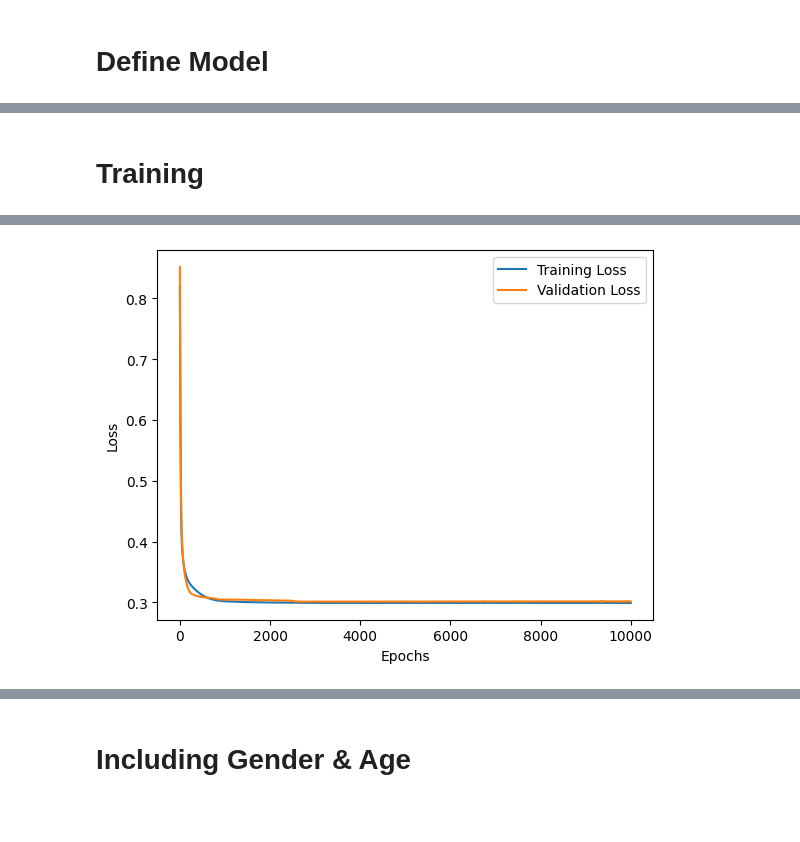
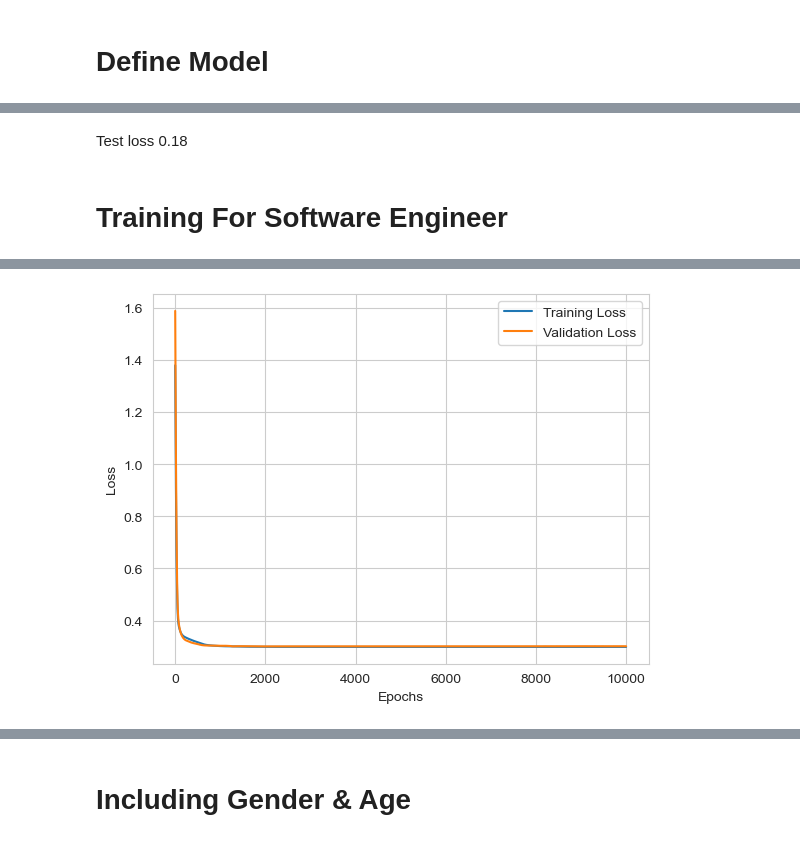
Before and after one commit to CarloRobbiani/ml_project, a Jupyter notebook: Salary new dataset/salary prediction.ipynb, the cells around one changed output, grey strips where cells are left out. Drawn from its saved outputs; the diff is of its cells as text; code cells hidden in the pictures; blank space fills up the shorter version.

```diff
--- a/Salary new dataset/salary prediction.ipynb
+++ b/Salary new dataset/salary prediction.ipynb
@@ -106,0 +213,20 @@ class RegressionModel(nn.Module):
+# %%
+selected_features = ['Years of Experience', 'Education Level']
+model_all = MLPRegressor(hidden_layer_sizes=(64, 64), max_iter=1000)
+model_all.fit(X_train[selected_features], y_train)
+
+y_pred = model_all.predict(X_test[selected_features])
+mse = mean_squared_error(y_test, y_pred)
+print(f'Mean Squared Error: {mse}')
+
+# Inverse transform predictions back to original salary scale
+y_test_pred_unscaled = scaler.inverse_transform(
+    np.concatenate((X_test[['Years of Experience']].values, y_pred.reshape(-1, 1), X_test[['Age']].values), axis=1))[:, 1]
+
+sum_error_all = 0
+
+for i, pred in enumerate(y_test_pred_unscaled):
+    actual_salary = scaler.inverse_transform(test[['Years of Experience', 'Salary', 'Age']].values)[i][1]
+    sum_error_all += abs(pred - actual_salary)/ len(y_test_pred_unscaled)
+
+print(f"Average Error: {sum_error_all}")
@@ -107,5 +386,7 @@ class RegressionModel(nn.Module):
+# %% [markdown]
+Test loss 0.18
 # %% [markdown]
-# Training
+# Training For Software Engineer
 # %%
 import torch
 import torch.nn as nn
@@ -116,11 +397,11 @@ from sklearn.model_selection import train_test_split
 # Filter data for a specific job title
 job = 'Software Engineer'
 df_job = df[df['Job Title'] == job]
-df_job = df_job.dropna(subset=['Salary', 'Years of Experience', 'Education Level'])
+df_job = df_job.dropna(subset=['Salary', 'Years of Experience', 'Education Level']).copy()
 
 # Encode 'Education Level' for simplicity
 education_mapping = {'High School': 0, 'Bachelor\'s': 1, 'Master\'s': 2, 'PhD': 3}
-df_job['Education Level'] = df_job['Education Level'].map(education_mapping)
+df_job['Education Level'] = df_job['Education Level'].map(education_mapping).copy()
 
 # Split the data
 train, test = train_test_split(df_job, test_size=0.3, random_state=42)
@@ -132,28 +413,14 @@ train[['Years of Experience', 'Salary']] = scaler.fit_transform(train[['Years of
 val[['Years of Experience', 'Salary']] = scaler.transform(val[['Years of Experience', 'Salary']])
 test[['Years of Experience', 'Salary']] = scaler.transform(test[['Years of Experience', 'Salary']])
 
-# Define the model
-class RegressionModel(nn.Module):
-    def __init__(self, input_dim, hidden_dim, output_dim):
-        super(RegressionModel, self).__init__()
-        self.layer1 = nn.Linear(input_dim, hidden_dim)
-        self.activation1 = nn.ReLU()
-        self.layer2 = nn.Linear(hidden_dim, output_dim)
-
-    def forward(self, x):
-        x = self.layer1(x)
-        x = self.activation1(x)
-        x = self.layer2(x)
-        return x
-
 # Set up model parameters
 input_dim = 2  # Years of Experience, Education Level
 hidden_dim = 64
 output_dim = 1
-model = RegressionModel(input_dim, hidden_dim, output_dim)
+model_SE = RegressionModel(input_dim, hidden_dim, output_dim)
 
 criterion = nn.MSELoss()
-optimizer = torch.optim.Adam(model.parameters(), lr=0.001, weight_decay=1e-4)  # Add weight decay for L2 regularization
+optimizer = torch.optim.Adam(model_SE.parameters(), lr=0.001, weight_decay=1e-4)  # Add weight decay for L2 regularization
 
 # Prepare data for PyTorch
 X_train = torch.tensor(train[['Years of Experience', 'Education Level']].values, dtype=torch.float32)
@@ -166,23 +433,23 @@ y_test = torch.tensor(test['Salary'].values, dtype=torch.float32).view(-1, 1)
 # Training loop
 train_losses, val_losses = [], []
 for epoch in range(10000):
-    model.train()
+    model_SE.train()
     optimizer.zero_grad()
-    y_pred = model(X_train)
+    y_pred = model_SE(X_train)
     train_loss = criterion(y_pred, y_train)
     train_loss.backward()
     optimizer.step()
     train_losses.append(train_loss.item())
 
     # Validation loss
-    model.eval()
+    model_SE.eval()
     with torch.no_grad():
-        y_val_pred = model(X_val)
+        y_val_pred = model_SE(X_val)
         val_loss = criterion(y_val_pred, y_val)
         val_losses.append(val_loss.item())
 
     # Print progress every 100 epochs
-    if epoch % 100 == 0:
+    if epoch % 1000 == 0:
         print(f'Epoch {epoch} - Train Loss: {train_loss.item()} | Validation Loss: {val_loss.item()}')
 
 # Plot training and validation losses
@@ -194,13 +461,20 @@ plt.legend()
 plt.show()
 
 # Evaluate on test set
-model.eval()
+model_SE.eval()
 with torch.no_grad():
-    y_test_pred = model(X_test)
+    y_test_pred = model_SE(X_test)
     test_loss = criterion(y_test_pred, y_test)
     print(f'Test Loss: {test_loss.item()}')
 
 # Inverse transform predictions back to original salary scale
 y_test_pred_unscaled = scaler.inverse_transform(
     torch.cat((X_test[:, 0].unsqueeze(1), y_test_pred), dim=1))[:, 1]
+
+sum_error_SE = 0
+for i, pred in enumerate(y_test_pred_unscaled):
+    actual_salary = scaler.inverse_transform(test[['Years of Experience', 'Salary']].values)[i][1]
+    sum_error_SE += abs(pred - actual_salary)/ len(y_test_pred_unscaled)
+
+print(f"Average Error: {sum_error_SE}")
 # %% [output]
@@ -224 +491 @@ Epoch 9900 - Train Loss: 0.29919201135635376 | Validation Loss: 0.30165761709213
-[figure, old version]
+[figure, new version]
```
Also changed, not shown: parts of 26 cells of this notebook, 1 other file.
